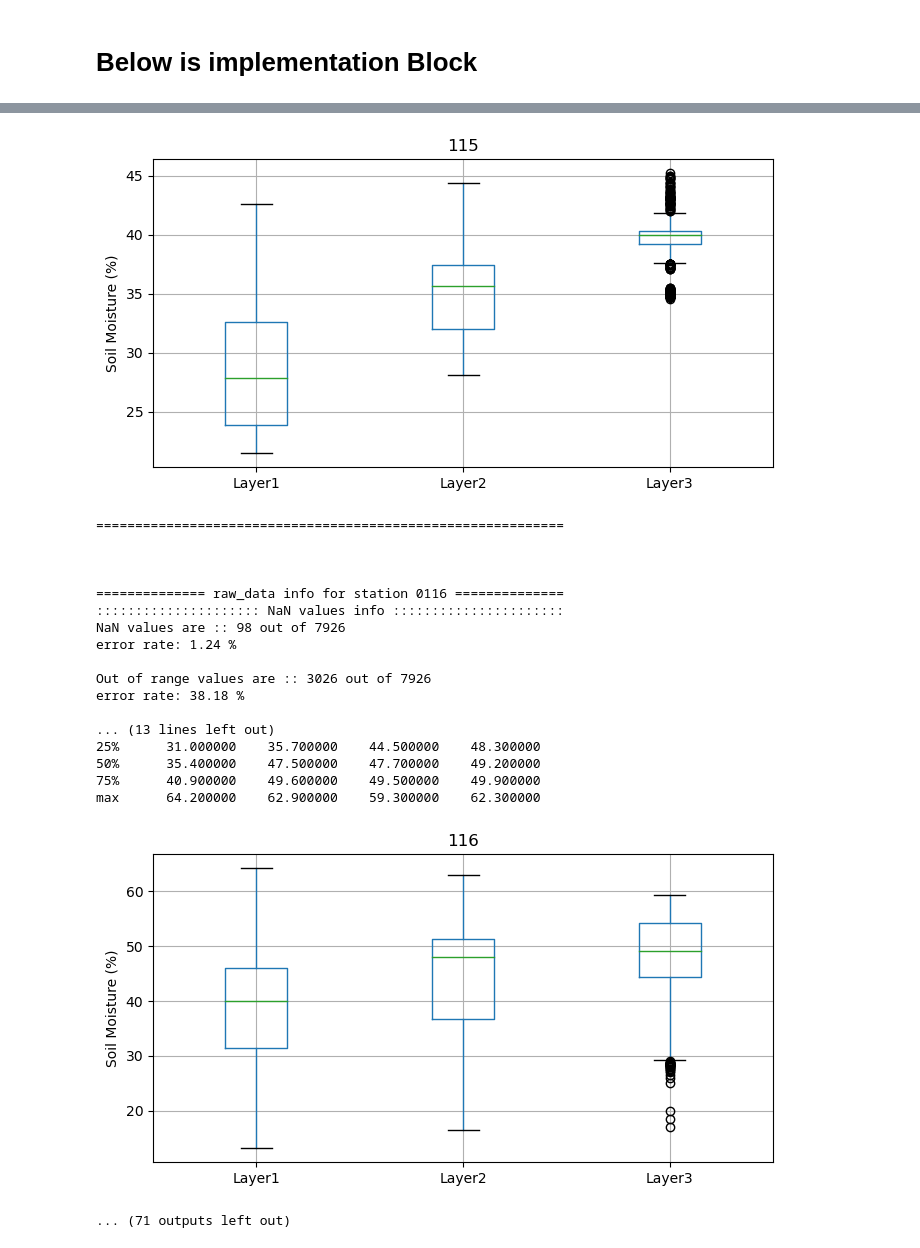
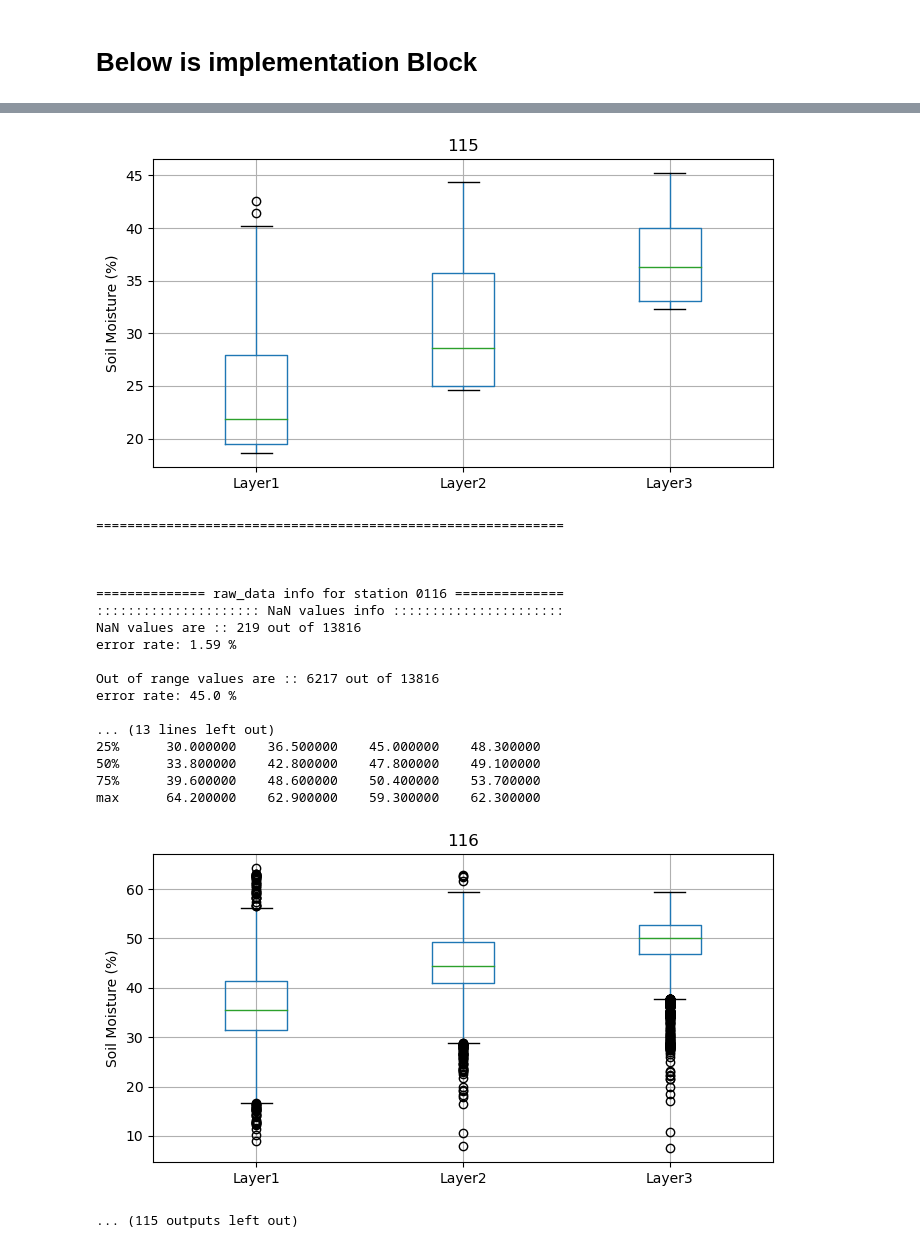
Before and after one commit to dsyang1024/SoilMoisture_analysis, a Jupyter notebook: Field_Capcity_finder.ipynb, the cells around one changed output, grey strips where cells are left out. Saved outputs shown, nothing was run; the diff lists cells and outputs as text; code cells hidden in the pictures.

```diff
--- a/Field_Capcity_finder.ipynb
+++ b/Field_Capcity_finder.ipynb
@@ -372,7 +372,10 @@ def FCfinder(data, station, header, start_date, search_days, search_range, searc
                 plt.title('Field Capacity for '+str(station)+' after '+st_datetime.strftime('%Y-%m-%d'))
 
                 # save graph for the soil moisture and field capacity
-                plt.savefig(os.getcwd()+'/'+str(station)+'_'+stamp1.strftime('%Y-%m-%d')+'.png',dpi=600)
+                graph_dest = os.getcwd()+'/fc_graphs/'+stamp1.strftime('%Y-%m-%d')
+                if not os.path.exists(graph_dest):
+                    os.makedirs(graph_dest)
+                plt.savefig(graph_dest+'/'+str(station)+'_'+stamp1.strftime('%Y-%m-%d')+'.png',dpi=600)
                 plt.show()
                 print('Graph is saved.')
 
@@ -409,12 +412,12 @@ filename = destination + 'Calc_def_test.csv'
 foutname = 'FC_data'+strtoday+'.csv'
 
 # set the time of interest and location [year, month, day]
-
+#  this is for the data of soil moisture. = for the date of the analysis
 # for regular
-# ed_date = [dt.date.today().year, dt.date.today().month, dt.date.today().day]
+ed_date = [dt.date.today().year, dt.date.today().month, dt.date.today().day]
 # end date will be
-# st_datetime = dt.datetime(ed_date[0], ed_date[1], ed_date[2], 6, 0, 0)
-# st_date = [st_datetime.year, st_datetime.month, st_datetime.day]
+st_datetime = dt.datetime(ed_date[0], ed_date[1], ed_date[2], 6, 0, 0) - dt.timedelta(days=360)
+st_date = [st_datetime.year, st_datetime.month, st_datetime.day]
 
 raw_data, raw_columns, clean_df, stationlist, raw_columns = readraw_data(destination, filename, foutname, st_date, ed_date)
 
@@ -545,20 +548,20 @@ max      42.600000    44.400000    45.20000    51.300000
-[figure, old version]
+[figure, new version]
 ============================================================
 
 
 
 ============== raw_data info for station 0116 ==============
 ::::::::::::::::::::: NaN values info ::::::::::::::::::::::
-NaN values are :: 98 out of 7926
-error rate: 1.24 %
+NaN values are :: 219 out of 13816
+error rate: 1.59 %
 
-Out of range values are :: 3026 out of 7926
-error rate: 38.18 %
+Out of range values are :: 6217 out of 13816
+error rate: 45.0 %
 
 ... (13 lines left out)
-25%      31.000000    35.700000    44.500000    48.300000
-50%      35.400000    47.500000    47.700000    49.200000
-75%      40.900000    49.600000    49.500000    49.900000
+25%      30.000000    36.500000    45.000000    48.300000
+50%      33.800000    42.800000    47.800000    49.100000
+75%      39.600000    48.600000    50.400000    53.700000
 max      64.200000    62.900000    59.300000    62.300000
-[figure, old version]
+[figure, new version]
-... (71 outputs left out)
+... (115 outputs left out)
```
Also changed, not shown: parts of 2 cells of this notebook, 42 other files.
